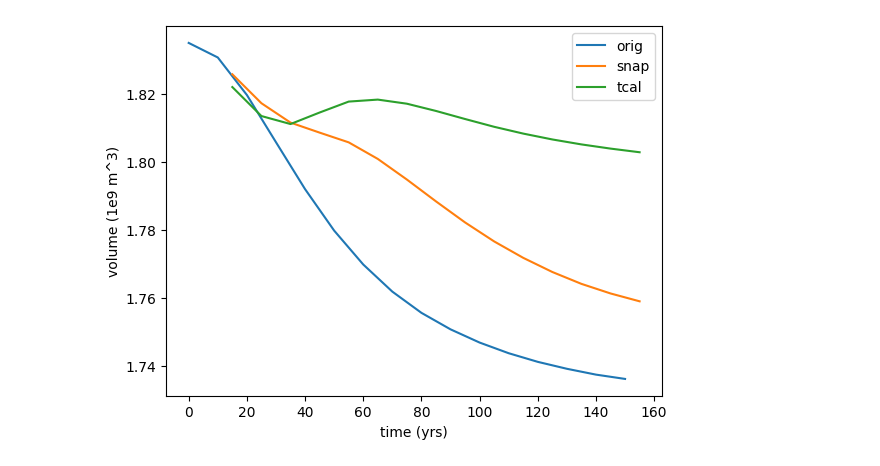
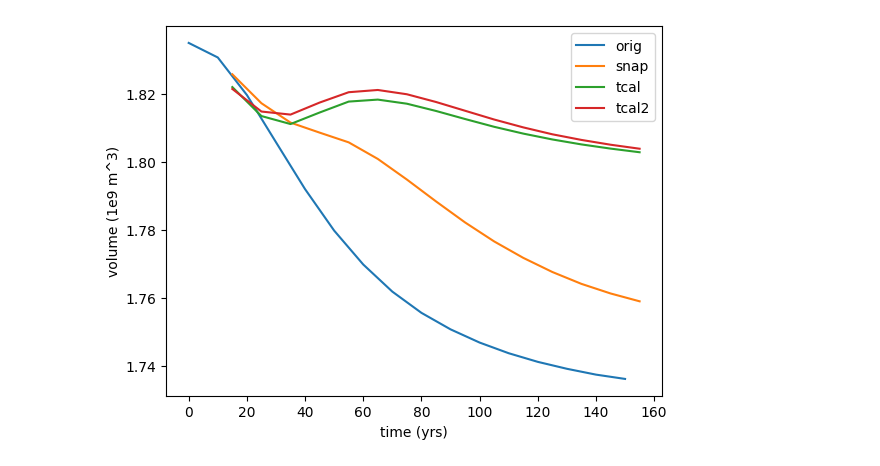
Before and after one commit to jakobgradl/igm, a Jupyter notebook: Jakob/rhone-2/snap-vs-tcal-fwd.ipynb, the cells around one changed output. Cells and saved outputs as stored; diff of their text form; code cells hidden in the pictures.

Commit message:
snap vs tcal volume evolution

```diff
--- a/Jakob/rhone-2/snap-vs-tcal-fwd.ipynb
+++ b/Jakob/rhone-2/snap-vs-tcal-fwd.ipynb
@@ -3,9 +3,10 @@ import xarray as xr
 import matplotlib.pyplot as plt
 import numpy as np
 # %%
-orig = "Jakob/rhone-2/03-thinning/output-decr01.nc"
-snap = "Jakob/rhone-2/06-fwd-from-snap/output-fwd-snap-from-withNNretrain.nc"
-tcal = "Jakob/rhone-2/07-fwd-from-tcal/output-fwd-tcal-from-withNNretrain.nc"
+orig = "03-thinning/output-decr01.nc"
+snap = "06-fwd-from-snap/output-fwd-snap-from-withNNretrain.nc"
+tcal = "07-fwd-from-tcal/output-fwd-tcal-from-withNNretrain.nc"
+tcal2 = "07-fwd-from-tcal/output-fwd-tcal-from-withNNretrain-correctedMCcost-centeredDF.nc"
 # %%
 with xr.open_dataset(orig) as ds_orig:
     thk_orig = ds_orig["thk"].sum(dim=["x","y"]) * 2500. / 1.e9
@@ -15,17 +16,21 @@ with xr.open_dataset(snap) as ds_snap:
 
 with xr.open_dataset(tcal) as ds_tcal:
     thk_tcal = ds_tcal["thk"].sum(dim=["x","y"]) * 2500. / 1.e9
+
+with xr.open_dataset(tcal2) as ds_tcal2:
+    thk_tcal2 = ds_tcal2["thk"].sum(dim=["x","y"]) * 2500. / 1.e9
 # %%
 time_o = range(0,160,10)
 time_inv = range(15,160,10)
 # %%
 plt.plot(time_o,thk_orig,label='orig')
 plt.plot(time_inv,thk_snap,label='snap')
 plt.plot(time_inv,thk_tcal,label='tcal')
+plt.plot(time_inv,thk_tcal2,label='tcal2')
 
 plt.legend()
 plt.xlabel('time (yrs)')
 plt.ylabel('volume (1e9 m^3)')
 plt.show()
 # %% [output]
-[figure, old version]
+[figure, new version]
```
